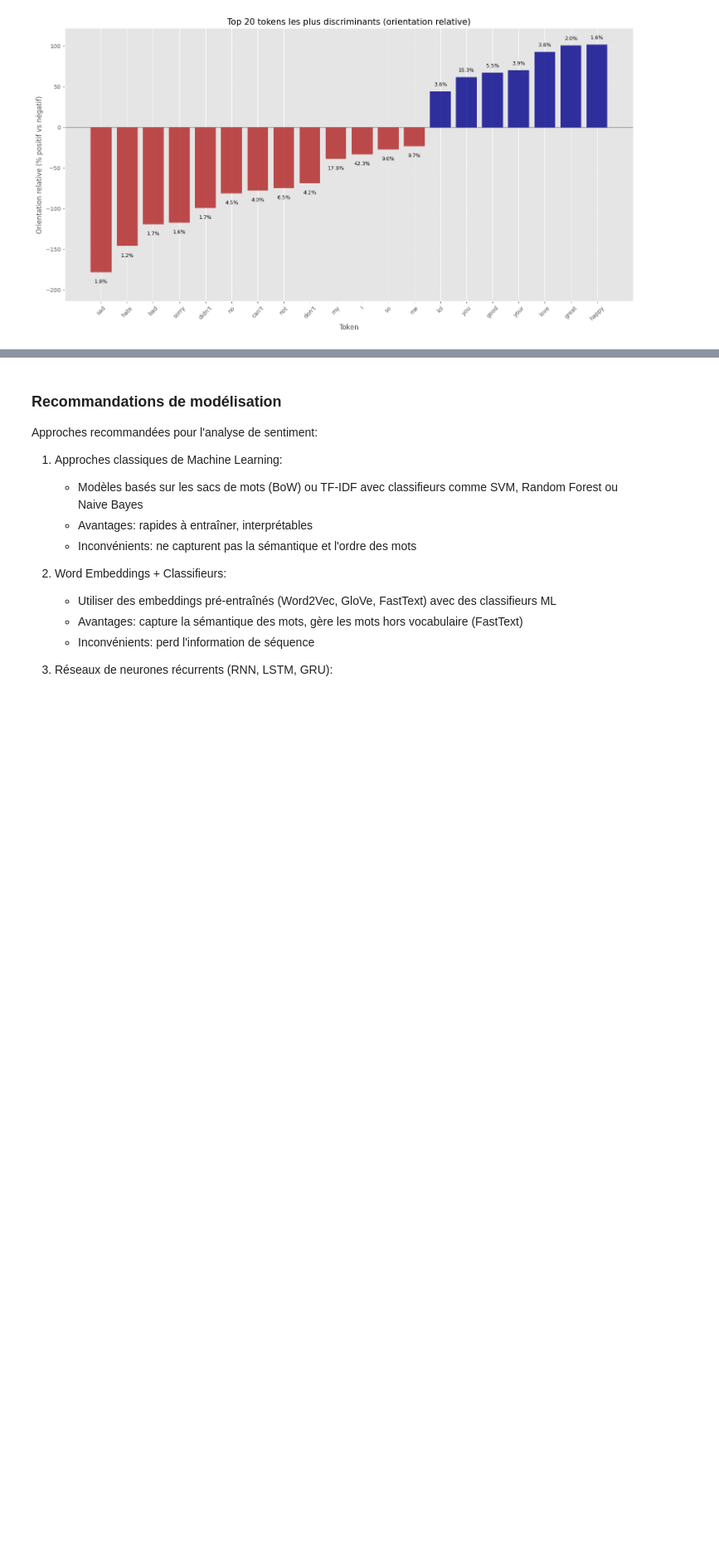
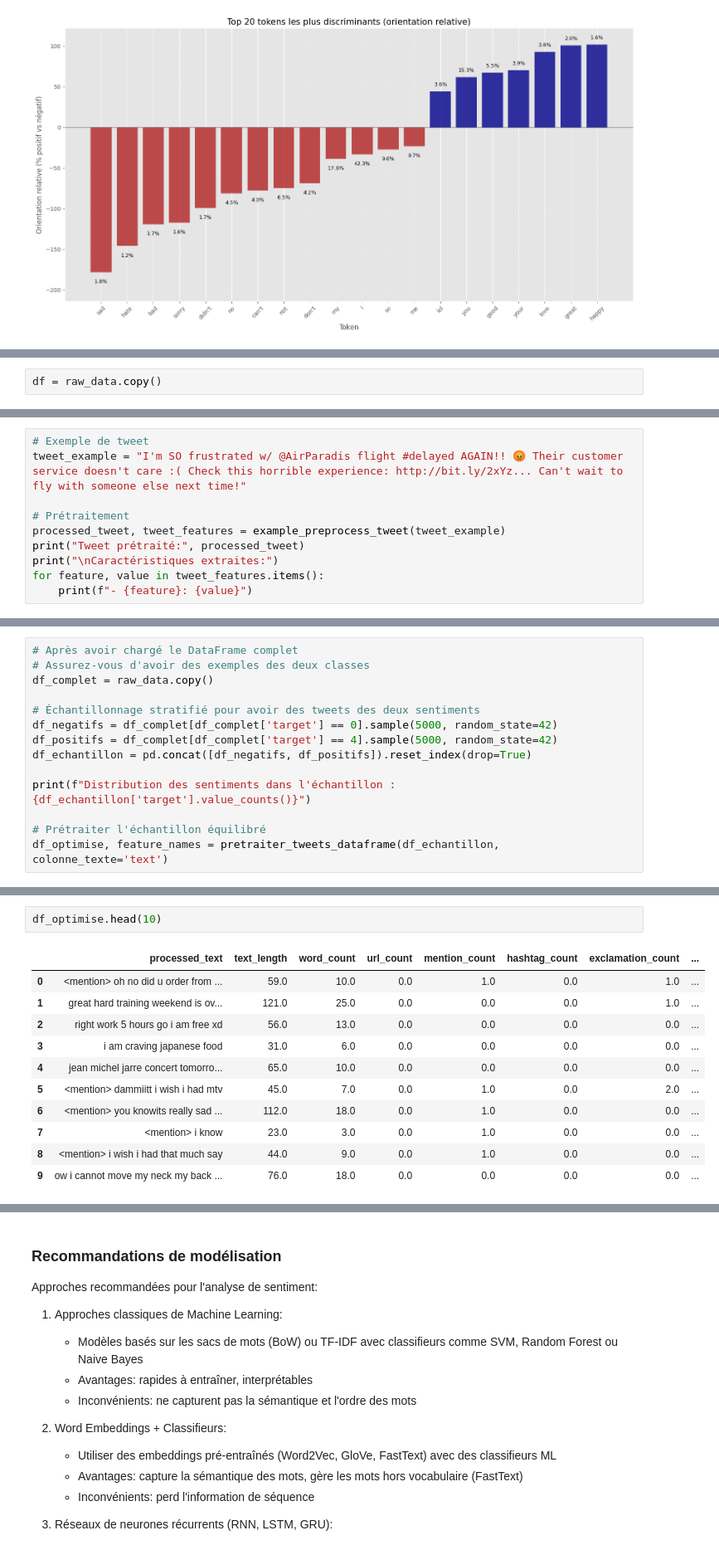
Before and after one commit to DavidScanu/oc-ai-engineer-p07-analyse-sentiments-deep-learning, a Jupyter notebook: scanu-david-02-notebook-analyse-exploratoire-20250306.ipynb, the cells around one changed output, grey strips where cells are left out. Shown at 83% size. Drawn from its saved outputs; the diff is of its cells as text; blank space fills up the shorter version.

Commit message:
Preprocessing done!

```diff
--- a/scanu-david-02-notebook-analyse-exploratoire-20250306.ipynb
+++ b/scanu-david-02-notebook-analyse-exploratoire-20250306.ipynb
@@ -1221,0 +1137,2 @@ Exemple 3:
+# %%
+df = raw_data.copy()
@@ -1221,0 +1176,10 @@ Exemple 3:
+# %%
+# Exemple de tweet
+tweet_example = "I'm SO frustrated w/ @AirParadis flight #delayed AGAIN!! 😡 Their customer service doesn't care :( Check this horrible experience: http://bit.ly/2xYz... Can't wait to fly with someone else next time!"
+
+# Prétraitement
+processed_tweet, tweet_features = example_preprocess_tweet(tweet_example)
+print("Tweet prétraité:", processed_tweet)
+print("\nCaractéristiques extraites:")
+for feature, value in tweet_features.items():
+    print(f"- {feature}: {value}")
@@ -1221,0 +1407,14 @@ Exemple 3:
+# %%
+# Après avoir chargé le DataFrame complet
+# Assurez-vous d'avoir des exemples des deux classes
+df_complet = raw_data.copy()
+
+# Échantillonnage stratifié pour avoir des tweets des deux sentiments
+df_negatifs = df_complet[df_complet['target'] == 0].sample(5000, random_state=42)
+df_positifs = df_complet[df_complet['target'] == 4].sample(5000, random_state=42)
+df_echantillon = pd.concat([df_negatifs, df_positifs]).reset_index(drop=True)
+
+print(f"Distribution des sentiments dans l'échantillon : {df_echantillon['target'].value_counts()}")
+
+# Prétraiter l'échantillon équilibré
+df_optimise, feature_names = pretraiter_tweets_dataframe(df_echantillon, colonne_texte='text')
@@ -1221,0 +1431,14 @@ Exemple 3:
+# %%
+df_optimise.head(10)
+# %% [output]
+|  | processed_text | text_length | word_count | url_count | mention_count | hashtag_count | exclamation_count | ... |
+| 0 | <mention> oh no did u order from ... | 59.0 | 10.0 | 0.0 | 1.0 | 0.0 | 1.0 | ... |
+| 1 | great hard training weekend is ov... | 121.0 | 25.0 | 0.0 | 0.0 | 0.0 | 1.0 | ... |
+| 2 | right work 5 hours go i am free xd | 56.0 | 13.0 | 0.0 | 0.0 | 0.0 | 0.0 | ... |
+| 3 | i am craving japanese food | 31.0 | 6.0 | 0.0 | 0.0 | 0.0 | 0.0 | ... |
+| 4 | jean michel jarre concert tomorro... | 65.0 | 10.0 | 0.0 | 0.0 | 0.0 | 0.0 | ... |
+| 5 | <mention> dammiitt i wish i had mtv | 45.0 | 7.0 | 0.0 | 1.0 | 0.0 | 2.0 | ... |
+| 6 | <mention> you knowits really sad ... | 112.0 | 18.0 | 0.0 | 1.0 | 0.0 | 0.0 | ... |
+| 7 | <mention> i know | 23.0 | 3.0 | 0.0 | 1.0 | 0.0 | 0.0 | ... |
+| 8 | <mention> i wish i had that much say | 44.0 | 9.0 | 0.0 | 1.0 | 0.0 | 0.0 | ... |
+| 9 | ow i cannot move my neck my back ... | 76.0 | 18.0 | 0.0 | 0.0 | 0.0 | 0.0 | ... |
```
Also changed, not shown: parts of 24 cells of this notebook.
